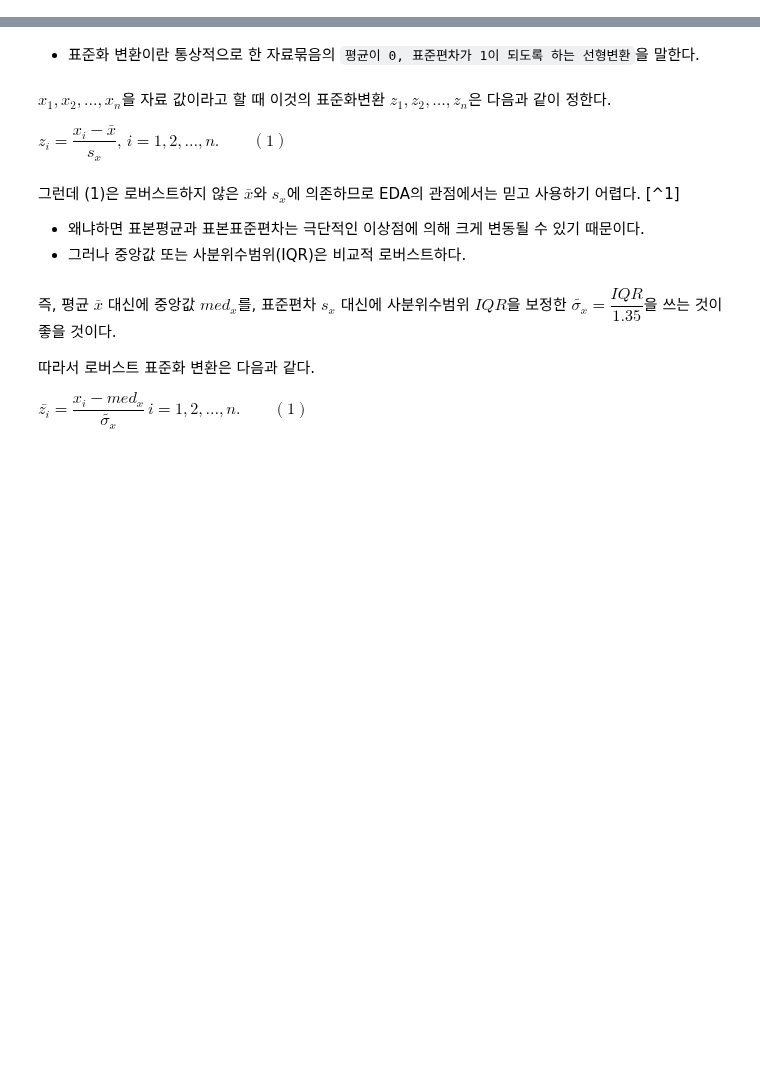
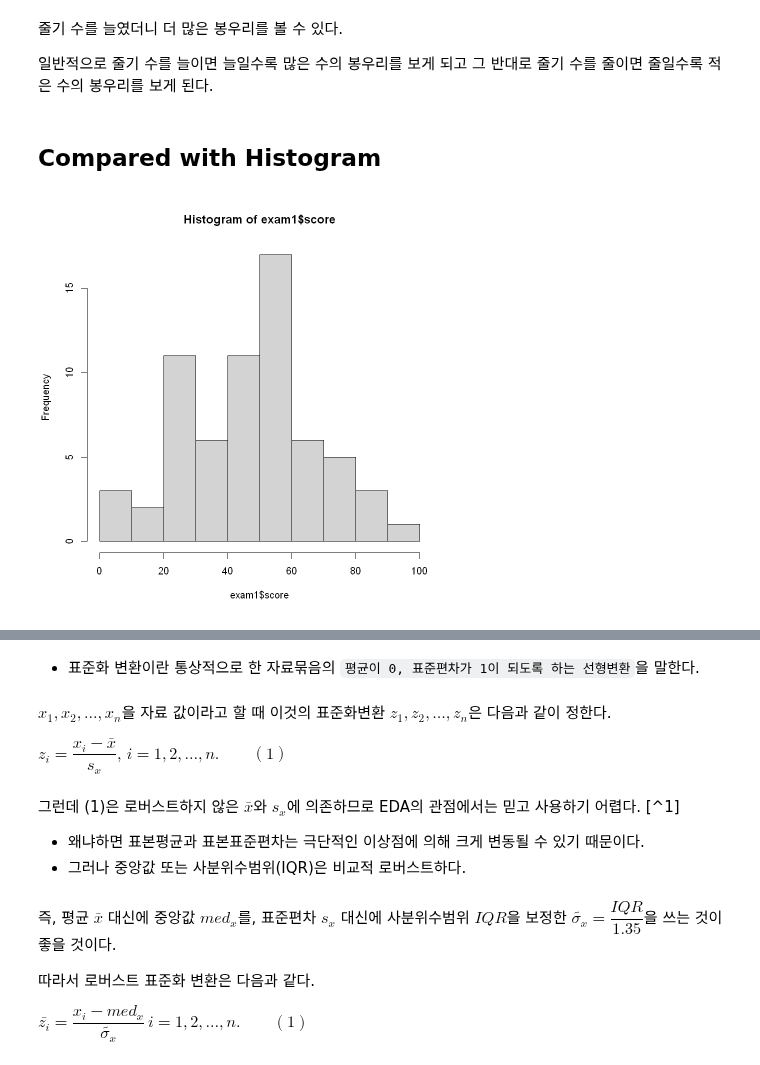
Before and after one commit to stahangryum/Woo, a Jupyter notebook: _notebooks/2022-04-12-eda.ipynb, the cells around one changed output, grey strips where cells are left out. Drawn from its saved outputs; the diff is of its cells as text; code cells hidden in the pictures; blank space fills up the shorter version.

```diff
--- a/_notebooks/2022-04-12-eda.ipynb
+++ b/_notebooks/2022-04-12-eda.ipynb
@@ -10,0 +89,3 @@
+# %%
+exam1 = read.table('dataset/EDA/exam1.txt', header = TRUE)
+head(exam1)
@@ -10,0 +186,10 @@
+# %% [markdown]
+줄기 수를 늘였더니 더 많은 봉우리를 볼 수 있다.
+
+일반적으로 줄기 수를 늘이면 늘일수록 많은 수의 봉우리를 보게 되고 그 반대로 줄기 수를 줄이면 줄일수록 적은 수의 봉우리를 보게 된다.
+# %% [markdown]
+## Compared with Histogram
+# %%
+hist(exam1$score)
+# %% [output]
+[figure, added]
```
Also changed, not shown: parts of 45 cells of this notebook, 18 other files.
